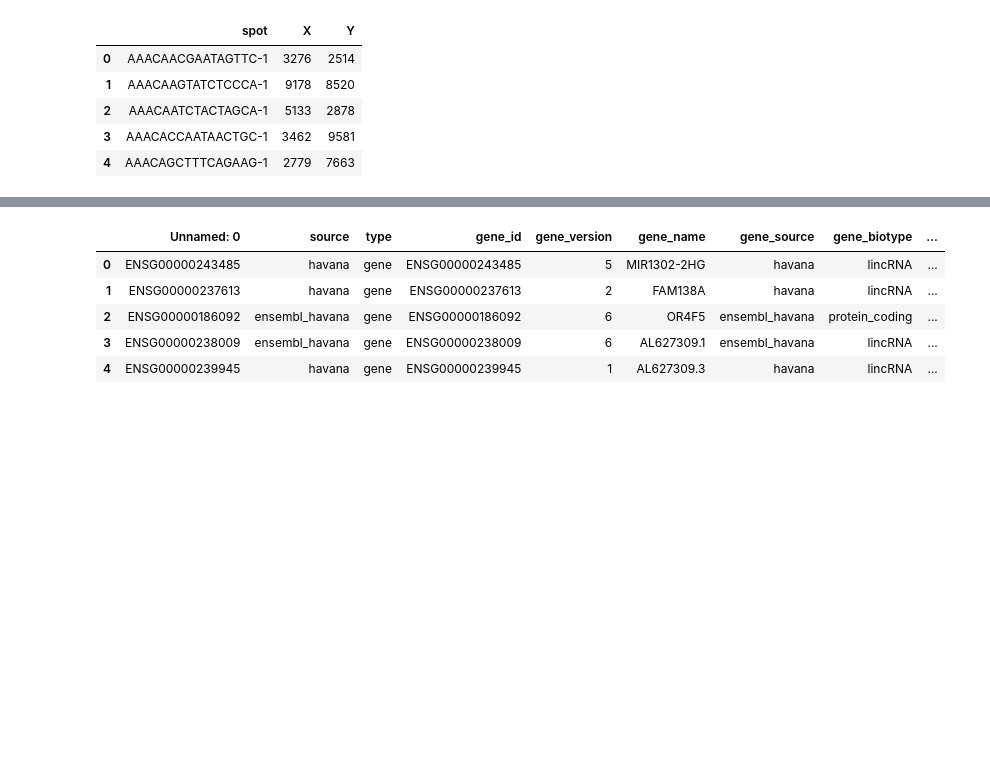
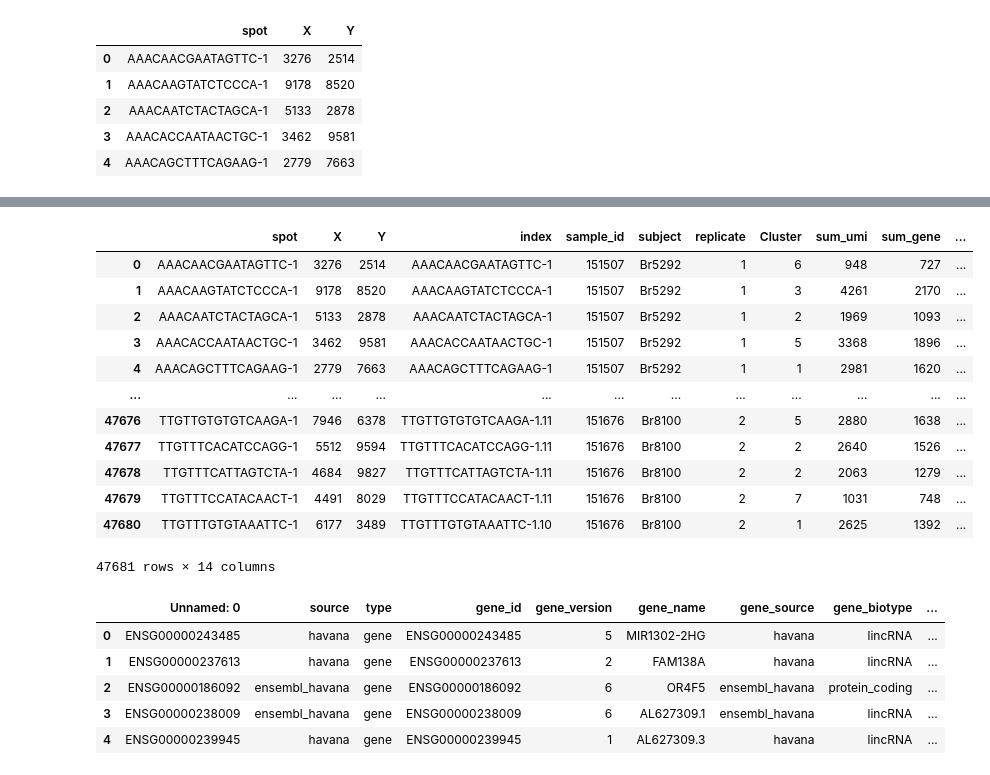
Before and after one commit to kiristern/QLSsummer2022, a Jupyter notebook: libd_explore.ipynb, the cells around one changed output, grey strips where cells are left out. Drawn from its saved outputs; the diff is of its cells as text; code cells hidden in the pictures; blank space fills up the shorter version.

Commit message:
create spot metadata -- merge spots info w/ spatial coords

```diff
--- a/libd_explore.ipynb
+++ b/libd_explore.ipynb
@@ -70,0 +62,4 @@ st.head()
+# %%
+# select specific cols only
+spot = spots[['sample_id', 'subject', 'replicate', 'Cluster', 'sum_umi', 'sum_gene', 'key', 'in_tissue', 'array_col', 'array_row']]
+spot
@@ -71,3 +80,21 @@ st.head()
+# %%
+# merge spot and st info
+spot_meta = st.join(spot.reset_index())
+spot_meta
+# %% [output]
+|  | spot | X | Y | index | sample_id | subject | replicate | Cluster | sum_umi | sum_gene | ... |
+| 0 | AAACAACGAATAGTTC-1 | 3276 | 2514 | AAACAACGAATAGTTC-1 | 151507 | Br5292 | 1 | 6 | 948 | 727 | ... |
+| 1 | AAACAAGTATCTCCCA-1 | 9178 | 8520 | AAACAAGTATCTCCCA-1 | 151507 | Br5292 | 1 | 3 | 4261 | 2170 | ... |
+| 2 | AAACAATCTACTAGCA-1 | 5133 | 2878 | AAACAATCTACTAGCA-1 | 151507 | Br5292 | 1 | 2 | 1969 | 1093 | ... |
+| 3 | AAACACCAATAACTGC-1 | 3462 | 9581 | AAACACCAATAACTGC-1 | 151507 | Br5292 | 1 | 5 | 3368 | 1896 | ... |
+| 4 | AAACAGCTTTCAGAAG-1 | 2779 | 7663 | AAACAGCTTTCAGAAG-1 | 151507 | Br5292 | 1 | 1 | 2981 | 1620 | ... |
+| ... | ... | ... | ... | ... | ... | ... | ... | ... | ... | ... | ... |
+| 47676 | TTGTTGTGTGTCAAGA-1 | 7946 | 6378 | TTGTTGTGTGTCAAGA-1.11 | 151676 | Br8100 | 2 | 5 | 2880 | 1638 | ... |
+| 47677 | TTGTTTCACATCCAGG-1 | 5512 | 9594 | TTGTTTCACATCCAGG-1.11 | 151676 | Br8100 | 2 | 2 | 2640 | 1526 | ... |
+| 47678 | TTGTTTCATTAGTCTA-1 | 4684 | 9827 | TTGTTTCATTAGTCTA-1.11 | 151676 | Br8100 | 2 | 2 | 2063 | 1279 | ... |
+| 47679 | TTGTTTCCATACAACT-1 | 4491 | 8029 | TTGTTTCCATACAACT-1.11 | 151676 | Br8100 | 2 | 7 | 1031 | 748 | ... |
+| 47680 | TTGTTTGTGTAAATTC-1 | 6177 | 3489 | TTGTTTGTGTAAATTC-1.10 | 151676 | Br8100 | 2 | 1 | 2625 | 1392 | ... |
+47681 rows × 14 columns
 # %%
 gene_meta.head()
 # %% [output]
```
Also changed, not shown: parts of 9 cells of this notebook.
